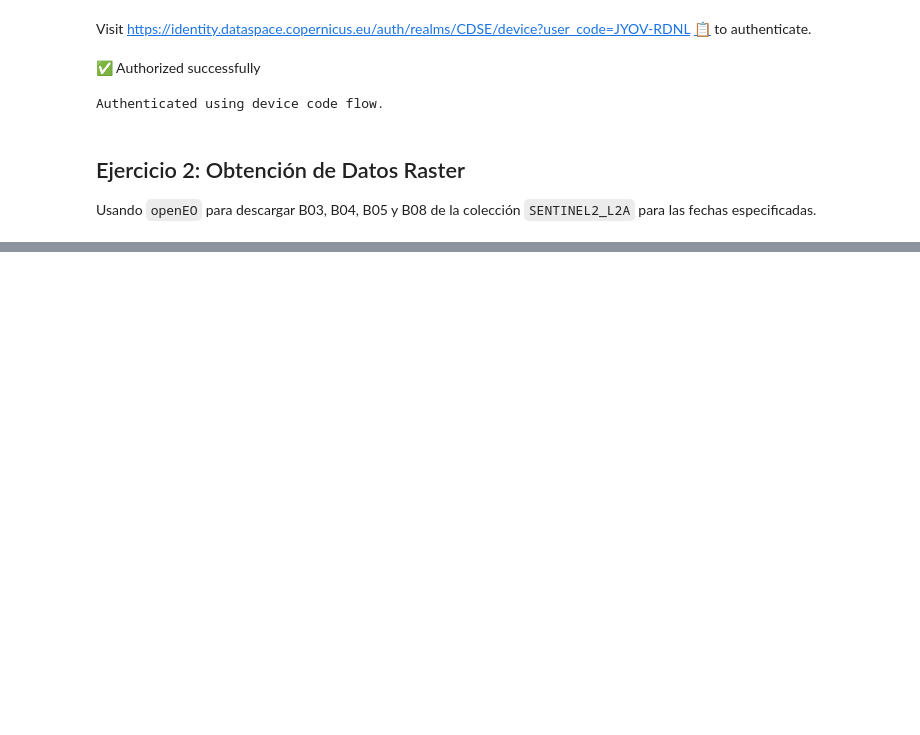
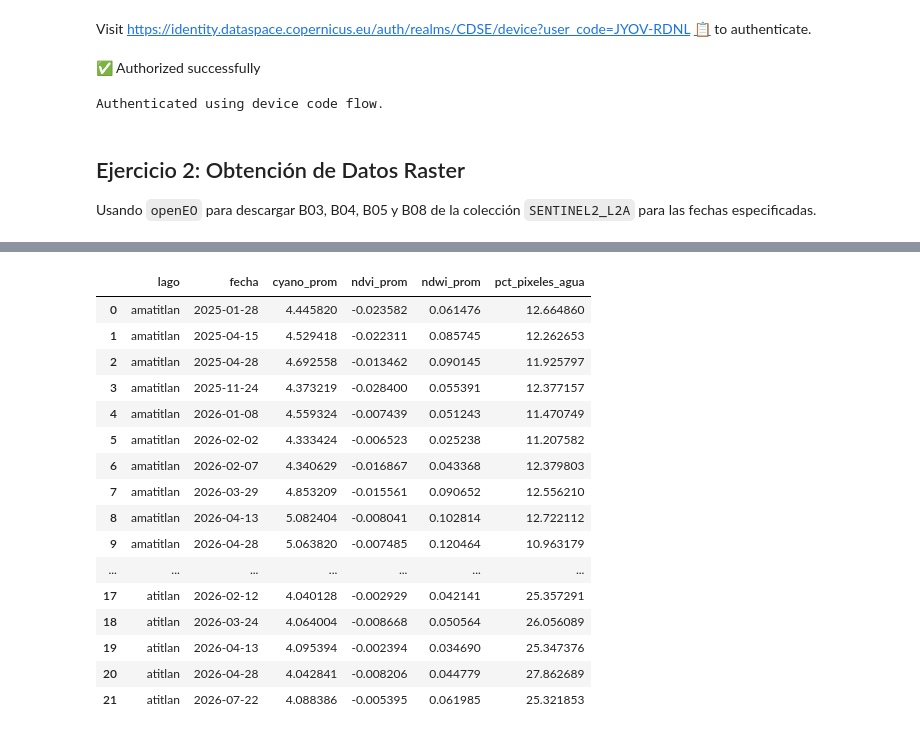
Before and after one commit to Albu231311/Lab4-DS, a Jupyter notebook: laboratorio4.ipynb, the cells around one changed output, grey strips where cells are left out. Drawn from its saved outputs; the diff is of its cells as text; code cells hidden in the pictures; blank space fills up the shorter version.

```diff
--- a/laboratorio4.ipynb
+++ b/laboratorio4.ipynb
@@ -86,0 +134,45 @@ OK: data/atitlan_2025-01-18.tif
+# %%
+# OTRA CELDA NUEVA: aplica la función a todas las imágenes descargadas
+import pandas as pd
+
+registros = []
+
+for lago, info in lagos.items():
+    for fecha in info["fechas"]:
+        tif_path = f"data/{lago}_{fecha}.tif"
+        if not os.path.exists(tif_path):
+            continue
+        idx = calcular_indices(tif_path)
+        m = idx["mascara_agua"]
+        if m.sum() == 0:
+            m = np.ones_like(m, dtype=bool)
+
+        registros.append({
+            "lago": lago,
+            "fecha": pd.to_datetime(fecha),
+            "cyano_prom": float(np.nanmean(idx["chl"][m])),
+            "ndvi_prom": float(np.nanmean(idx["ndvi"][m])),
+            "ndwi_prom": float(np.nanmean(idx["ndwi"][m])),
+            "pct_pixeles_agua": float(m.sum() / m.size * 100),
+        })
+
+df_indices = pd.DataFrame(registros).sort_values(["lago", "fecha"]).reset_index(drop=True)
+df_indices
+# %% [output]
+|  | lago | fecha | cyano_prom | ndvi_prom | ndwi_prom | pct_pixeles_agua |
+| 0 | amatitlan | 2025-01-28 | 4.445820 | -0.023582 | 0.061476 | 12.664860 |
+| 1 | amatitlan | 2025-04-15 | 4.529418 | -0.022311 | 0.085745 | 12.262653 |
+| 2 | amatitlan | 2025-04-28 | 4.692558 | -0.013462 | 0.090145 | 11.925797 |
+| 3 | amatitlan | 2025-11-24 | 4.373219 | -0.028400 | 0.055391 | 12.377157 |
+| 4 | amatitlan | 2026-01-08 | 4.559324 | -0.007439 | 0.051243 | 11.470749 |
+| 5 | amatitlan | 2026-02-02 | 4.333424 | -0.006523 | 0.025238 | 11.207582 |
+| 6 | amatitlan | 2026-02-07 | 4.340629 | -0.016867 | 0.043368 | 12.379803 |
+| 7 | amatitlan | 2026-03-29 | 4.853209 | -0.015561 | 0.090652 | 12.556210 |
+| 8 | amatitlan | 2026-04-13 | 5.082404 | -0.008041 | 0.102814 | 12.722112 |
+| 9 | amatitlan | 2026-04-28 | 5.063820 | -0.007485 | 0.120464 | 10.963179 |
+| ... | ... | ... | ... | ... | ... | ... |
+| 17 | atitlan | 2026-02-12 | 4.040128 | -0.002929 | 0.042141 | 25.357291 |
+| 18 | atitlan | 2026-03-24 | 4.064004 | -0.008668 | 0.050564 | 26.056089 |
+| 19 | atitlan | 2026-04-13 | 4.095394 | -0.002394 | 0.034690 | 25.347376 |
+| 20 | atitlan | 2026-04-28 | 4.042841 | -0.008206 | 0.044779 | 27.862689 |
+| 21 | atitlan | 2026-07-22 | 4.088386 | -0.005395 | 0.061985 | 25.321853 |
```
Also changed, not shown: parts of 8 cells of this notebook.
